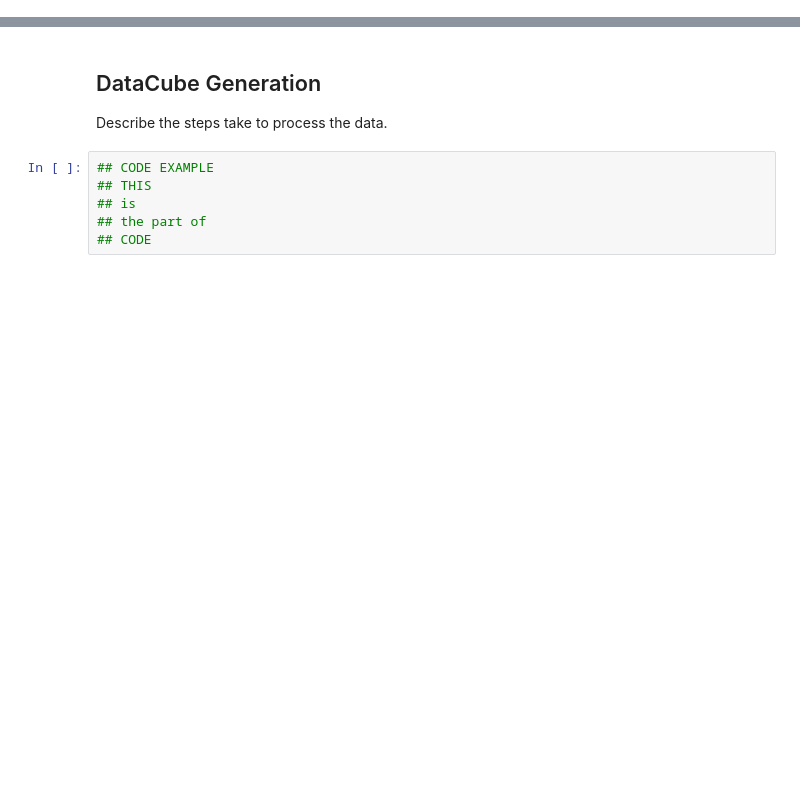
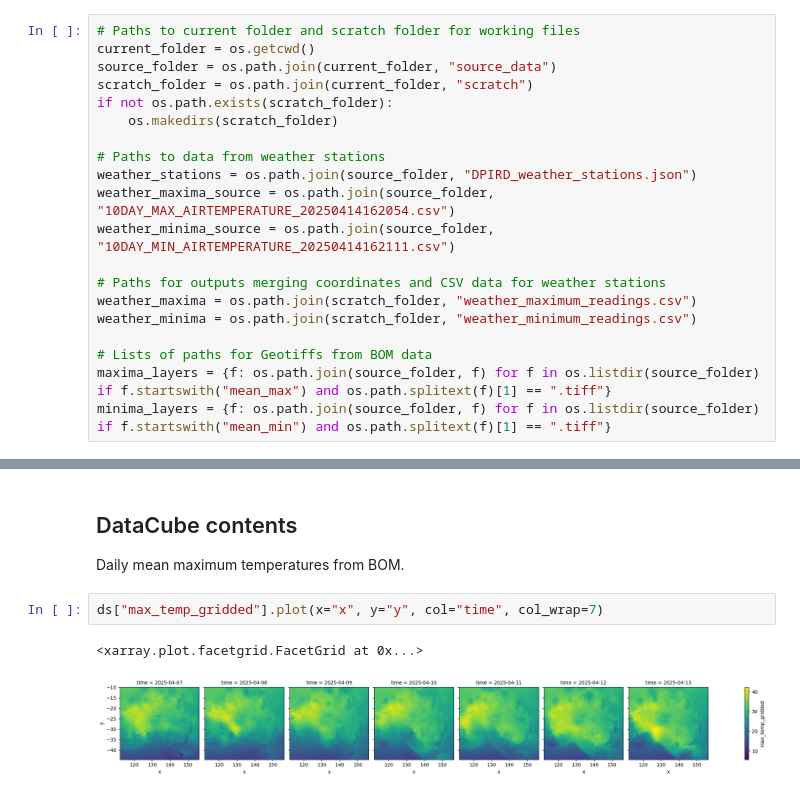
Before and after one commit to aus-plant-phenomics-network/mccn-case-studies, a Jupyter notebook: Case 4/MCCN-CASE 4.ipynb, the cells around one changed output, grey strips where cells are left out. Saved outputs shown, nothing was run; the diff lists cells and outputs as text; blank space fills up the shorter version.

```diff
--- a/Case 4/MCCN-CASE 4.ipynb
+++ b/Case 4/MCCN-CASE 4.ipynb
@@ -23,0 +46,20 @@ The problem is that I'm not sure any of our current focus sites are sharing weat
+# %%
+# Paths to current folder and scratch folder for working files
+current_folder = os.getcwd()
+source_folder = os.path.join(current_folder, "source_data")
+scratch_folder = os.path.join(current_folder, "scratch")
+if not os.path.exists(scratch_folder):
+    os.makedirs(scratch_folder)
+
+# Paths to data from weather stations
+weather_stations = os.path.join(source_folder, "DPIRD_weather_stations.json")
+weather_maxima_source = os.path.join(source_folder, "10DAY_MAX_AIRTEMPERATURE_20250414162054.csv")
+weather_minima_source = os.path.join(source_folder, "10DAY_MIN_AIRTEMPERATURE_20250414162111.csv")
+
+# Paths for outputs merging coordinates and CSV data for weather stations
+weather_maxima = os.path.join(scratch_folder, "weather_maximum_readings.csv")
+weather_minima = os.path.join(scratch_folder, "weather_minimum_readings.csv")
+
+# Lists of paths for Geotiffs from BOM data
+maxima_layers = {f: os.path.join(source_folder, f) for f in os.listdir(source_folder) if f.startswith("mean_max") and os.path.splitext(f)[1] == ".tiff"}
+minima_layers = {f: os.path.join(source_folder, f) for f in os.listdir(source_folder) if f.startswith("mean_min") and os.path.splitext(f)[1] == ".tiff"}
@@ -33,9 +231,8 @@ Describe the steps take to process the data.
 # %% [markdown]
-## DataCube Generation
-Describe the steps take to process the data.
+## DataCube contents
+Daily mean maximum temperatures from BOM.
 # %%
-## CODE EXAMPLE
-## THIS
-## is
-## the part of
-## CODE
+ds["max_temp_gridded"].plot(x="x", y="y", col="time", col_wrap=7)
+# %% [output]
+<xarray.plot.facetgrid.FacetGrid at 0x...>
+[figure, added]
```
Also changed, not shown: parts of 25 cells of this notebook, 31 other files.
